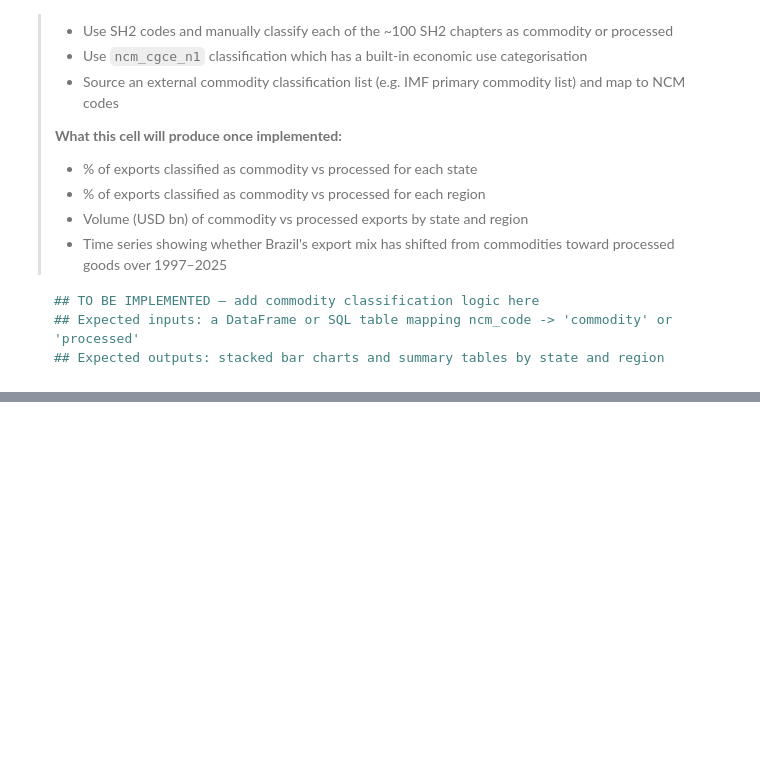
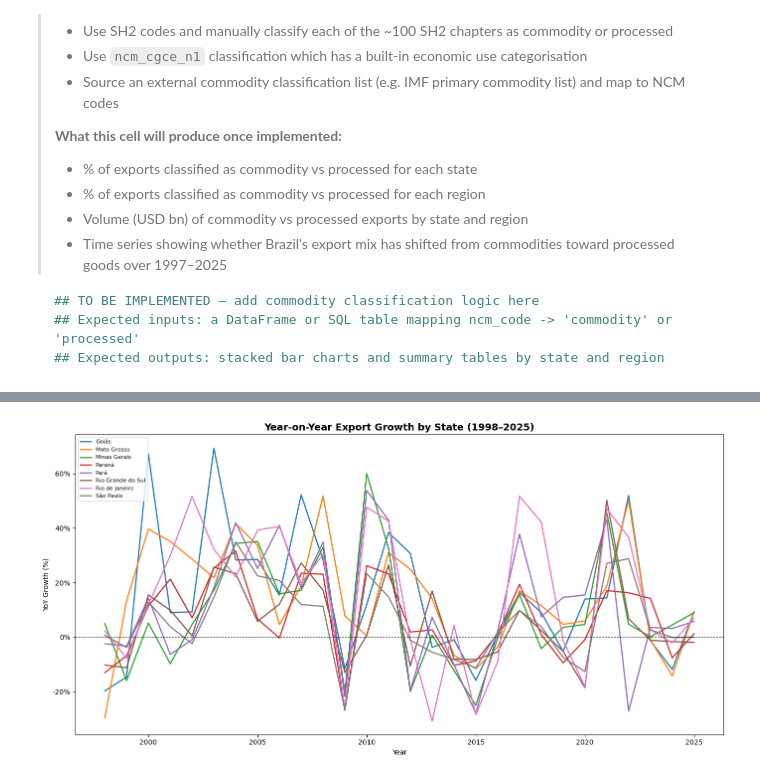
Before and after one commit to Eduardo-kohn/brazil-state-trade-analysis, a Jupyter notebook: SRC/Analysis/step2_state_competitiveness.ipynb, the cells around one changed output, grey strips where cells are left out. Saved outputs shown, nothing was run; the diff lists cells and outputs as text; code cells hidden in the pictures; blank space fills up the shorter version.

```diff
--- a/SRC/Analysis/step2_state_competitiveness.ipynb
+++ b/SRC/Analysis/step2_state_competitiveness.ipynb
@@ -1020,4 +1054,22 @@ Rio Grande do Norte                 0.01            1.13            1.2
 # %%
+## Query China exports by state and SH2 sector
+query_china_state_sh2 = f"""
+    SELECT e."SG_UF_NCM" AS uf,
+           u.nome_estado AS state,
+           s.descricao_sh2 AS sector,
+           SUM(e."VL_FOB") AS exports_usd
+    FROM exp e
+    JOIN uf u ON e."SG_UF_NCM" = u.sigla
+    JOIN ncm n ON e."CO_NCM" = n.codigo_ncm
+    JOIN ncm_sh s ON n.codigo_sh6 = s.codigo_sh6
+    WHERE e."CO_ANO" = {MAX_YEAR}
+    AND e."CO_PAIS" = {china_code}
+    GROUP BY e."SG_UF_NCM", u.nome_estado, s.descricao_sh2
+    ORDER BY e."SG_UF_NCM", exports_usd DESC
+"""
+
+df_china_sh2 = pd.read_sql(query_china_state_sh2, engine)
+
 ## Stacked horizontal bar — exports to China by state, shaded by SH2 sector
 ## Shows the product composition of each state's exports to China
 
@@ -1574,0 +1630,53 @@ Regional Trade Hub Profiles (2025)
+# %%
+query_yoy = f"""
+    SELECT \"CO_ANO\" AS year,
+           \"SG_UF_NCM\" AS uf,
+           SUM(\"VL_FOB\") AS exports_usd
+    FROM exp
+    WHERE \"CO_ANO\" <= {MAX_YEAR}
+    GROUP BY \"CO_ANO\", \"SG_UF_NCM\"
+    ORDER BY \"SG_UF_NCM\", \"CO_ANO\"
+"""
+
+df_yoy = pd.read_sql(query_yoy, engine)
+df_yoy = df_yoy.merge(df_state[['uf', 'state']], on='uf', how='left')
+df_yoy['exports_usd_bn'] = df_yoy['exports_usd'] / 1e9
+
+## YoY growth rate per state
+df_yoy['yoy_growth_%'] = (
+    df_yoy.groupby('uf')['exports_usd']
+    .pct_change() * 100
+).round(1)
+
+## National delta per year for contribution calculation
+df_yoy['delta_state']    = df_yoy.groupby('uf')['exports_usd'].diff()
+national_delta = df_yoy.groupby('year')['exports_usd'].sum().diff().rename('delta_national')
+df_yoy = df_yoy.join(national_delta, on='year')
+df_yoy['growth_contribution_%'] = (df_yoy['delta_state'] / df_yoy['delta_national'] * 100).round(1)
+
+## Plot YoY growth for top 8 states
+top8 = df_state.head(8)['state'].tolist()
+df_yoy_plot = df_yoy[df_yoy['state'].isin(top8) & df_yoy['yoy_growth_%'].notna()]
+df_yoy_pivot = df_yoy_plot.pivot(index='year', columns='state', values='yoy_growth_%').fillna(0)
+
+fig, ax = plt.subplots(figsize=(14, 7))
+for state in df_yoy_pivot.columns:
+    ax.plot(df_yoy_pivot.index, df_yoy_pivot[state], label=state, linewidth=1.8)
+ax.axhline(y=0, color='black', linewidth=0.8, linestyle='--')
+ax.set_title(f'Year-on-Year Export Growth by State (1998\u2013{MAX_YEAR})', fontsize=14, fontweight='bold')
+ax.set_xlabel('Year')
+ax.set_ylabel('YoY Growth (%)')
+ax.yaxis.set_major_formatter(mticker.FormatStrFormatter('%.0f%%'))
+ax.legend(loc='upper left', fontsize=8)
+plt.tight_layout()
+plt.savefig('output_2_16_yoy_growth.png', dpi=150)
+plt.show()
+
+## Summary table for MAX_YEAR
+df_latest_yoy = df_yoy[df_yoy['year'] == MAX_YEAR][[
+    'state', 'exports_usd_bn', 'yoy_growth_%', 'growth_contribution_%'
+]].sort_values('growth_contribution_%', ascending=False)
+print(f'\nYoY Export Growth and Contribution to National Growth ({MAX_YEAR})')
+print(df_latest_yoy.to_string(index=False))
+# %% [output]
+[figure, added]
```
Also changed, not shown: parts of 48 cells of this notebook.
